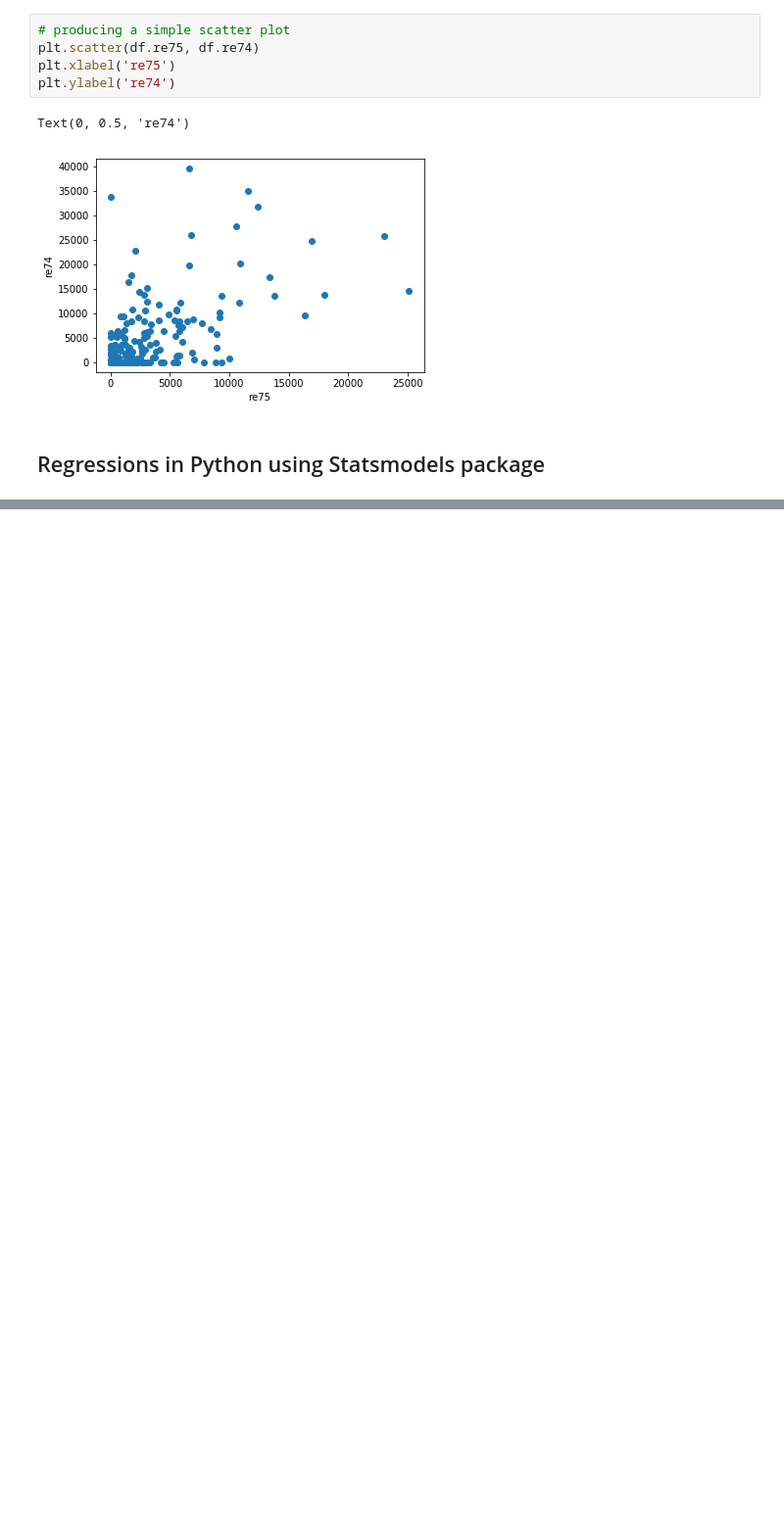
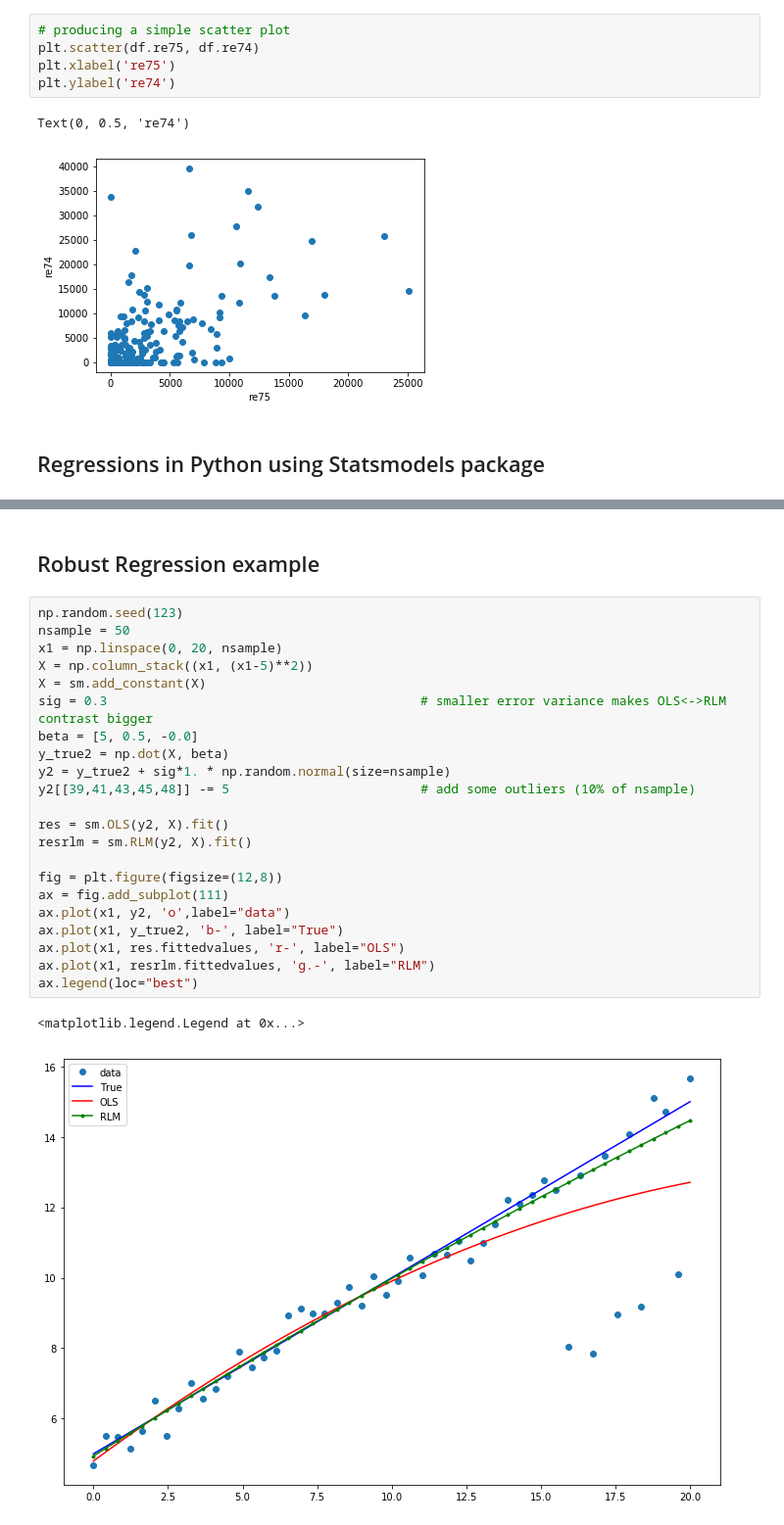
Before and after one commit to fbalensiefer/Introduction_Python, a Jupyter notebook: Introduction_into_Python.ipynb, the cells around one changed output, grey strips where cells are left out. Shown at 98% size. Drawn from its saved outputs; the diff is of its cells as text; blank space fills up the shorter version.

```diff
--- a/Introduction_into_Python.ipynb
+++ b/Introduction_into_Python.ipynb
@@ -181,0 +391,27 @@ Warnings:
+# %% [markdown]
+## Robust Regression example
+# %%
+np.random.seed(123)
+nsample = 50
+x1 = np.linspace(0, 20, nsample)
+X = np.column_stack((x1, (x1-5)**2))
+X = sm.add_constant(X)
+sig = 0.3                                         # smaller error variance makes OLS<->RLM contrast bigger
+beta = [5, 0.5, -0.0]
+y_true2 = np.dot(X, beta)
+y2 = y_true2 + sig*1. * np.random.normal(size=nsample)
+y2[[39,41,43,45,48]] -= 5                         # add some outliers (10% of nsample)
+
+res = sm.OLS(y2, X).fit()
+resrlm = sm.RLM(y2, X).fit()
+
+fig = plt.figure(figsize=(12,8))
+ax = fig.add_subplot(111)
+ax.plot(x1, y2, 'o',label="data")
+ax.plot(x1, y_true2, 'b-', label="True")
+ax.plot(x1, res.fittedvalues, 'r-', label="OLS")
+ax.plot(x1, resrlm.fittedvalues, 'g.-', label="RLM")
+ax.legend(loc="best")
+# %% [output]
+<matplotlib.legend.Legend at 0x...>
+[figure, added]
```
Also changed, not shown: parts of 23 cells of this notebook.
